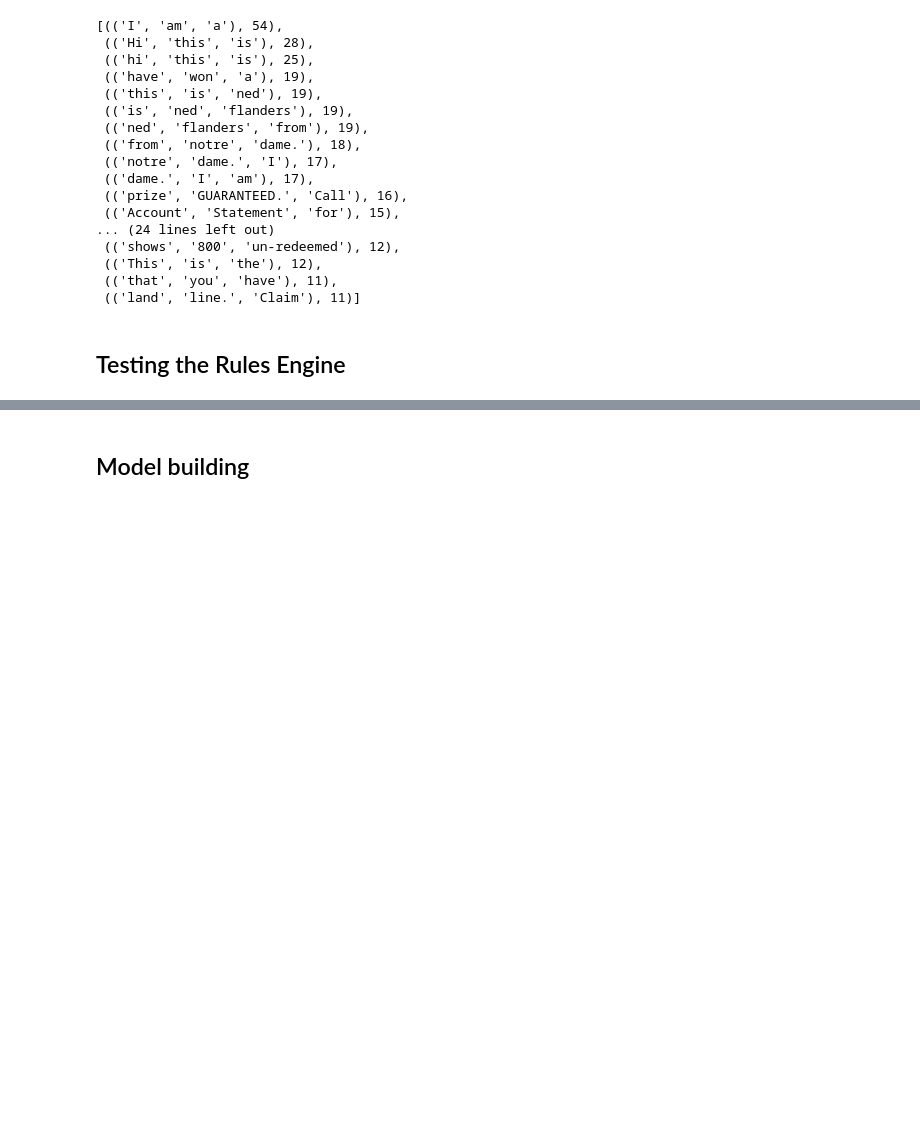
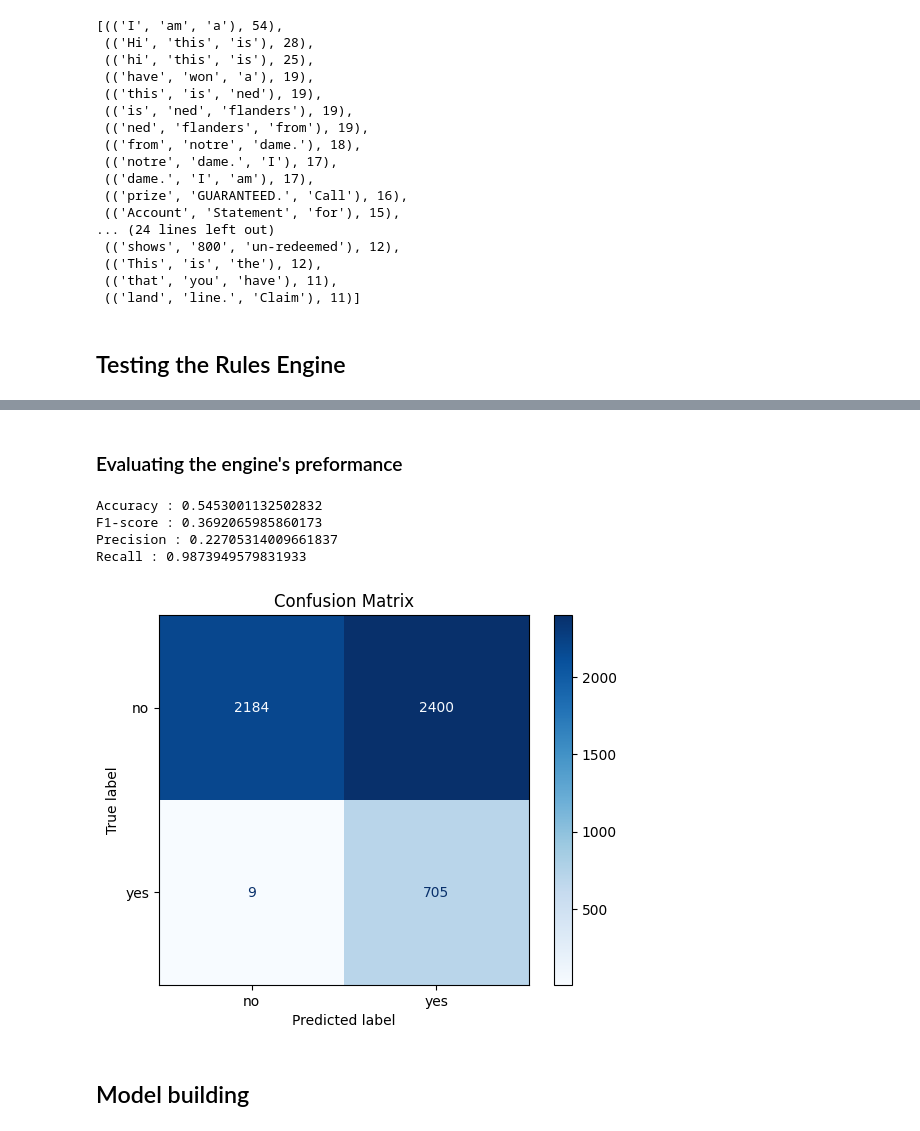
Before and after one commit to SheshamJoseph/Hybrid_SE_system, a Jupyter notebook: cse_detection.ipynb, the cells around one changed output, grey strips where cells are left out. Drawn from its saved outputs; the diff is of its cells as text; code cells hidden in the pictures; blank space fills up the shorter version.

Commit message:
tested and evaluated rule engine, saved confusion matrices

```diff
--- a/cse_detection.ipynb
+++ b/cse_detection.ipynb
@@ -585,4 +588,4 @@ test
 # %%
-engine_preds = engine.predict(dataset_text)
-engine_preds[:20]
+result = engine.predict(dataset_text)
+result[:20]
 # %% [output]
@@ -606,3 +609,32 @@ engine_preds[:20]
+# %% [markdown]
+### Evaluating the engine's preformance
+# %%
+from sklearn.metrics import accuracy_score, precision_score, recall_score, f1_score
+
+engine_preds = result['is_suspicious']
+print(f"Accuracy : {accuracy_score(combined_df['is_suspicious'], engine_preds)}")
+print(f"F1-score : {f1_score(combined_df['is_suspicious'], engine_preds, pos_label='yes')}")
+print(f"Precision : {precision_score(combined_df['is_suspicious'], engine_preds, pos_label='yes')}")
+print(f"Recall : {recall_score(combined_df['is_suspicious'], engine_preds, pos_label='yes')}")
+# %% [output]
+Accuracy : 0.5453001132502832
+F1-score : 0.3692065985860173
+Precision : 0.22705314009661837
+Recall : 0.9873949579831933
+# %%
+from sklearn.metrics import confusion_matrix, ConfusionMatrixDisplay
+
+# Create the confusion matrix
+matrix = confusion_matrix(combined_df['is_suspicious'], engine_preds, labels=['no', 'yes'])
+
+# Plot the confusion matrix
+disp = ConfusionMatrixDisplay(confusion_matrix=matrix, display_labels=['no', 'yes'])
+disp.plot(cmap='Blues')
+plt.title("Confusion Matrix")
+plt.savefig('images/rules_engine_confussion_matrix.png')
+plt.show()
+# %% [output]
+[figure, added]
 # %% [markdown]
 ## Model building
 # %% [markdown]
```
Also changed, not shown: parts of 11 cells of this notebook.
